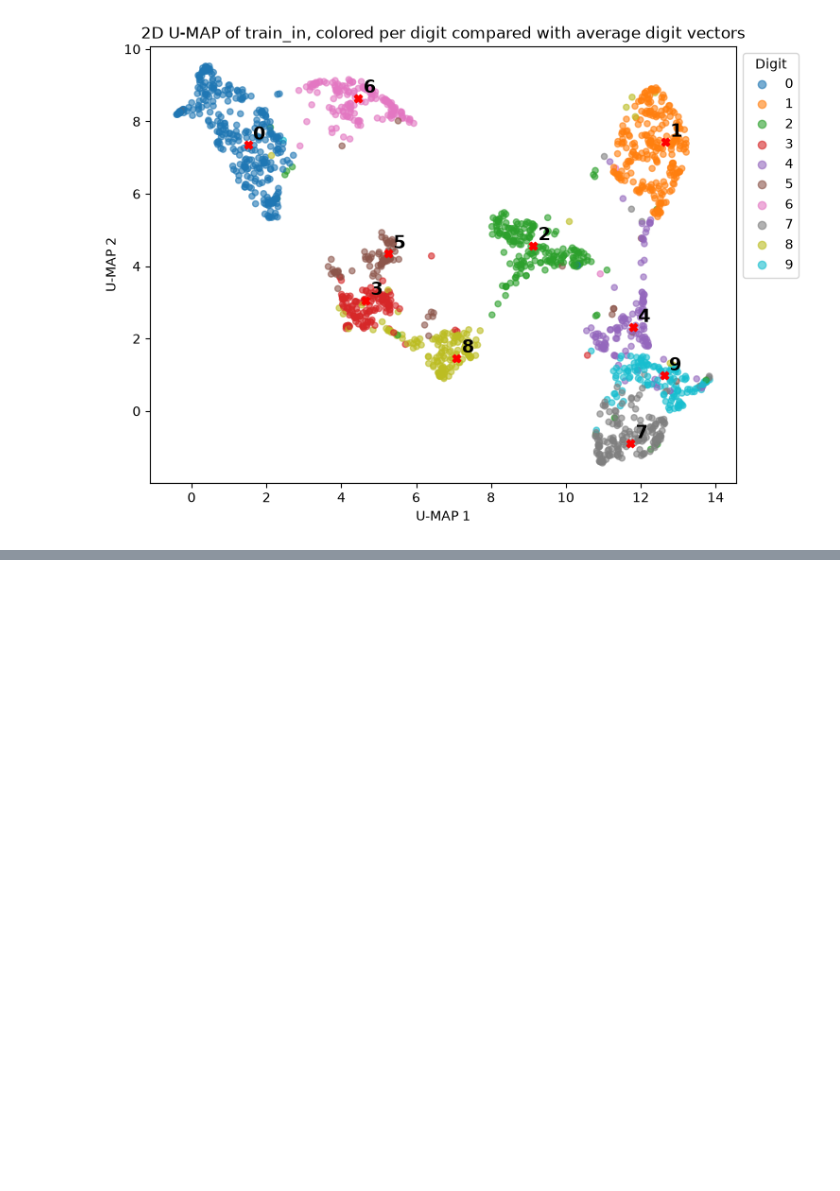
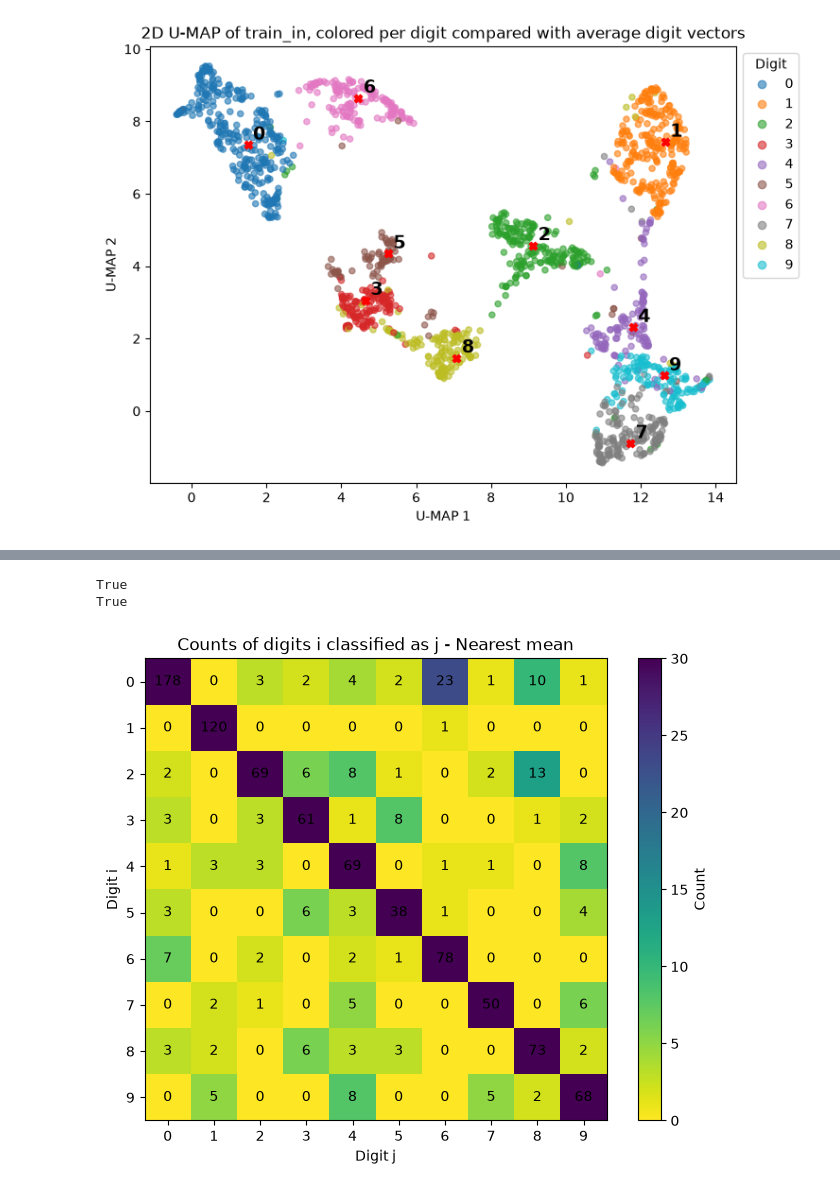
Before and after one commit to Jessek43/idl_a0, a Jupyter notebook: A0.ipynb, the cells around one changed output, grey strips where cells are left out. Drawn from its saved outputs; the diff is of its cells as text; code cells hidden in the pictures; blank space fills up the shorter version.

```diff
--- a/A0.ipynb
+++ b/A0.ipynb
@@ -244,0 +271,17 @@ Test set accuracy: 0.804 = 80.4%
+# %%
+cf_nearestmean = np.zeros((nr_digits, nr_digits))
+cf_knn = np.zeros((nr_digits, nr_digits))
+
+nm_predictions_test = np.array(nm_predictions_test)
+knn_predictions_test = np.array(knn_predictions_test)
+
+c_i, c_j = 0, 0
+
+for c_i in range(nr_digits):
+    for c_j in range(nr_digits):
+        # counts of digits i classified as j for both algorithms
+        c_ij_nm = np.sum((test_out == c_i) & (nm_predictions_test == c_j))
+        c_ij_knn = np.sum((test_out == c_i) & (knn_predictions_test == c_j))
+        # update confusion matrices
+        cf_nearestmean[c_i][c_j] = c_ij_nm
+        cf_knn[c_i][c_j] = c_ij_knn
@@ -244,0 +301,31 @@ Test set accuracy: 0.804 = 80.4%
+# %%
+from sklearn.metrics import confusion_matrix
+
+# alternative sklearn implementation
+nm_cf = confusion_matrix(test_out, nm_predictions_test)
+knn_cf = confusion_matrix(test_out, knn_predictions_test)
+
+print(np.array_equal(knn_cf, cf_knn))
+print(np.array_equal(nm_cf, cf_nearestmean))
+# %% [output]
+True
+True
+# %%
+# create plot
+plt.figure(figsize=(8,6))
+plt.imshow(nm_cf, cmap="viridis_r", vmax=30)
+plt.colorbar(label="Count")
+
+for i in range(nr_digits):
+    for j in range(nr_digits):
+        plt.text(j, i, f"{nm_cf[i, j]}", ha="center", va="center", fontsize=10)
+
+plt.xticks(range(nr_digits))
+plt.yticks(range(nr_digits))
+plt.xlabel("Digit j")
+plt.ylabel("Digit i")
+plt.title("Counts of digits i classified as j - Nearest mean")
+plt.savefig("plots/nearestmean_cf.png")
+plt.show()
+# %% [output]
+[figure, added]
```
Also changed, not shown: parts of 13 cells of this notebook, 3 other files.
